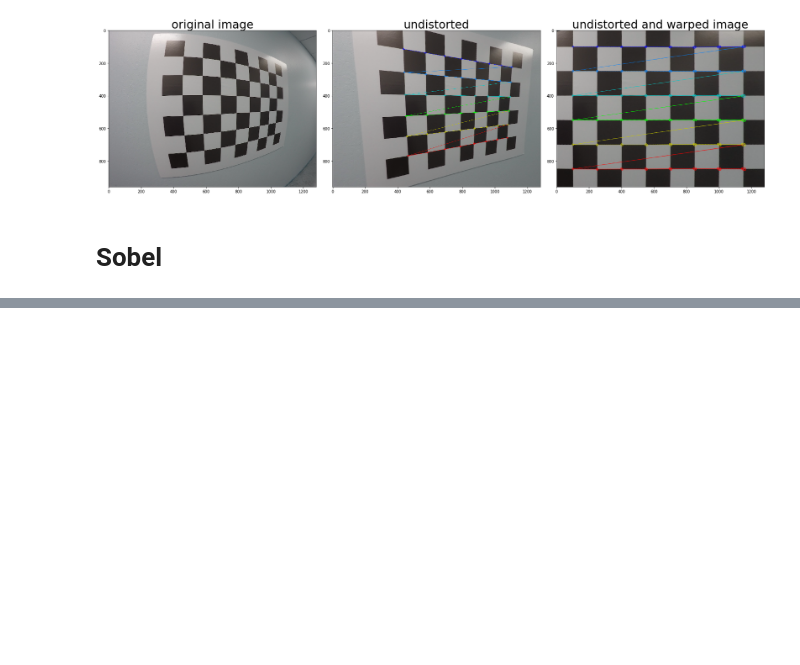
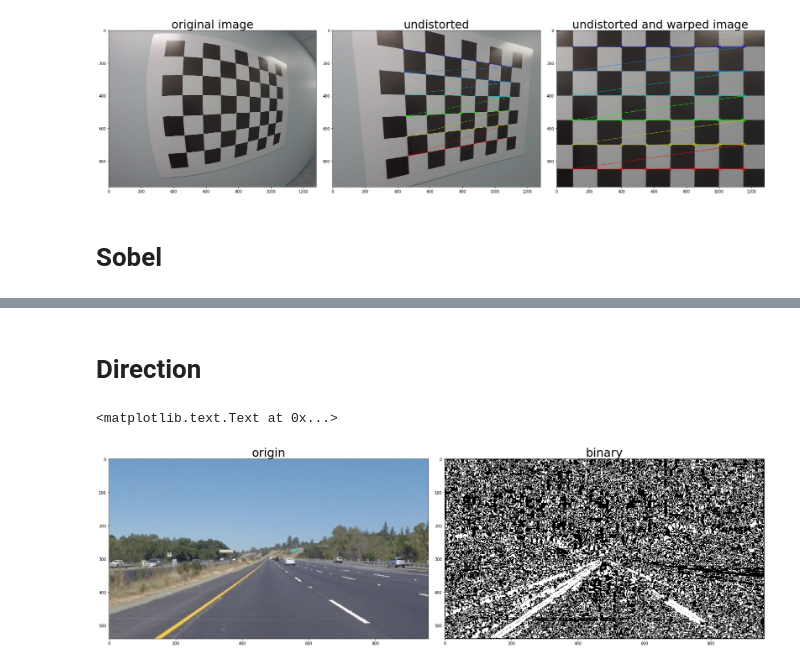
Before and after one commit to liferlisiqi/Advanced-Lane-Finding, a Jupyter notebook: Advanced-lane-lines.ipynb, the cells around one changed output, grey strips where cells are left out. Drawn from its saved outputs; the diff is of its cells as text; code cells hidden in the pictures; blank space fills up the shorter version.

Commit message:
magnitude, direction and the combination of all

```diff
--- a/Advanced-lane-lines.ipynb
+++ b/Advanced-lane-lines.ipynb
@@ -93,0 +148,29 @@ plt.subplots_adjust(left=0, right=1, top=0.9, bottom=0.)
+# %% [markdown]
+# Direction
+# %%
+img = cv2.imread("sobeltest.jpg")
+img = cv2.cvtColor(img, cv2.COLOR_BGR2RGB)
+
+def dir_thresh(img, sobel_kernel= 3, thresh_min=0, thresh_max=255):
+    gray = cv2.cvtColor(img, cv2.COLOR_BGR2GRAY)
+    blur = cv2.GaussianBlur(gray, (3, 3), 0)
+    sobelx = cv2.Sobel(blur, cv2.CV_64F, 1, 0, ksize=sobel_kernel)
+    sobely = cv2.Sobel(blur, cv2.CV_64F, 0, 1, ksize=sobel_kernel)
+    gradir = np.arctan2(np.absolute(sobely), np.absolute(sobelx))
+#     scaled_gradir = np.uint8(np.pi * gradir / 2 * np.max(gradir))
+#     why not normalized?
+    binary = np.zeros_like(gradir)
+    binary[(gradir >= thresh_min) & (gradir <= thresh_max)] = 1
+    return binary
+
+dir_binary = dir_thresh(img, sobel_kernel=15, thresh_min=0.7, thresh_max=1.3)
+
+f, (ax1, ax2) = plt.subplots(1, 2, figsize=(24, 9))
+f.tight_layout()
+ax1.imshow(img, cmap='gray')
+ax1.set_title('origin', fontsize=30)
+ax2.imshow(dir_binary, cmap='gray')
+ax2.set_title('binary', fontsize=30)
+# %% [output]
+<matplotlib.text.Text at 0x...>
+[figure, added]
```
Also changed, not shown: parts of 4 cells of this notebook, 1 other file.
